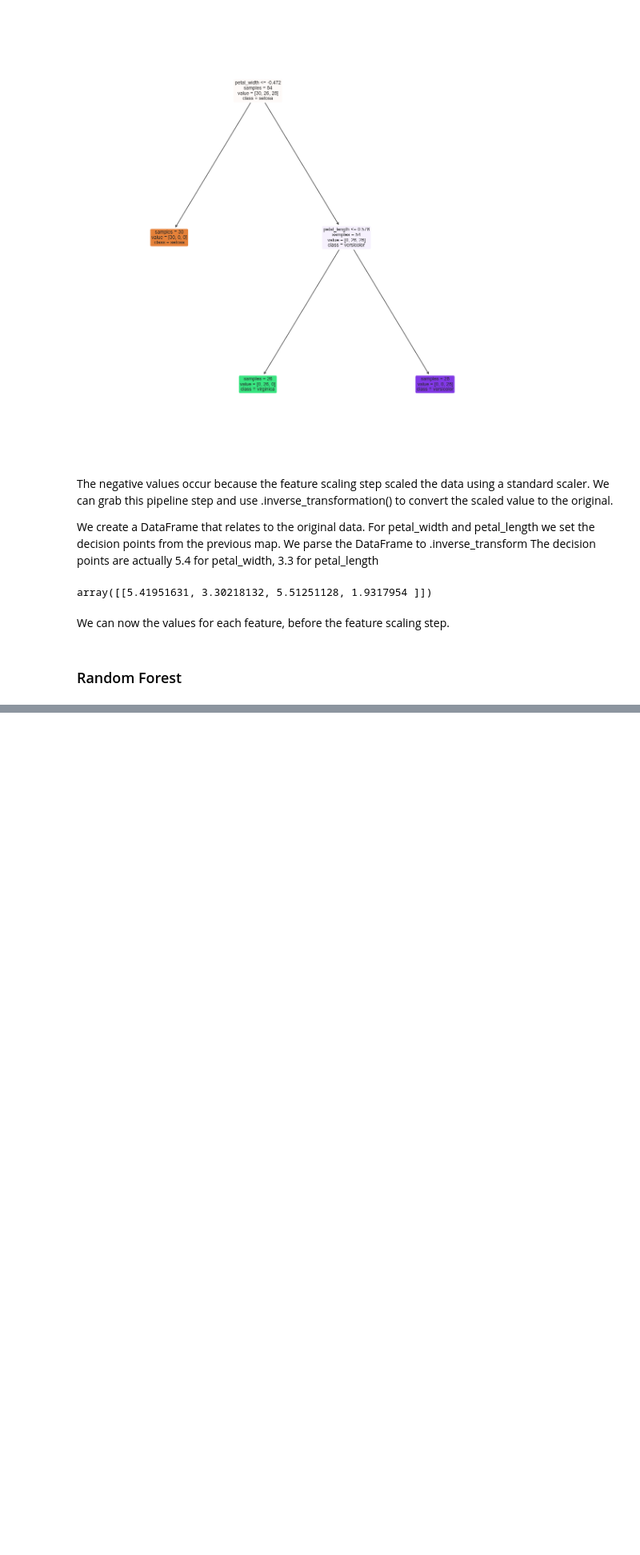
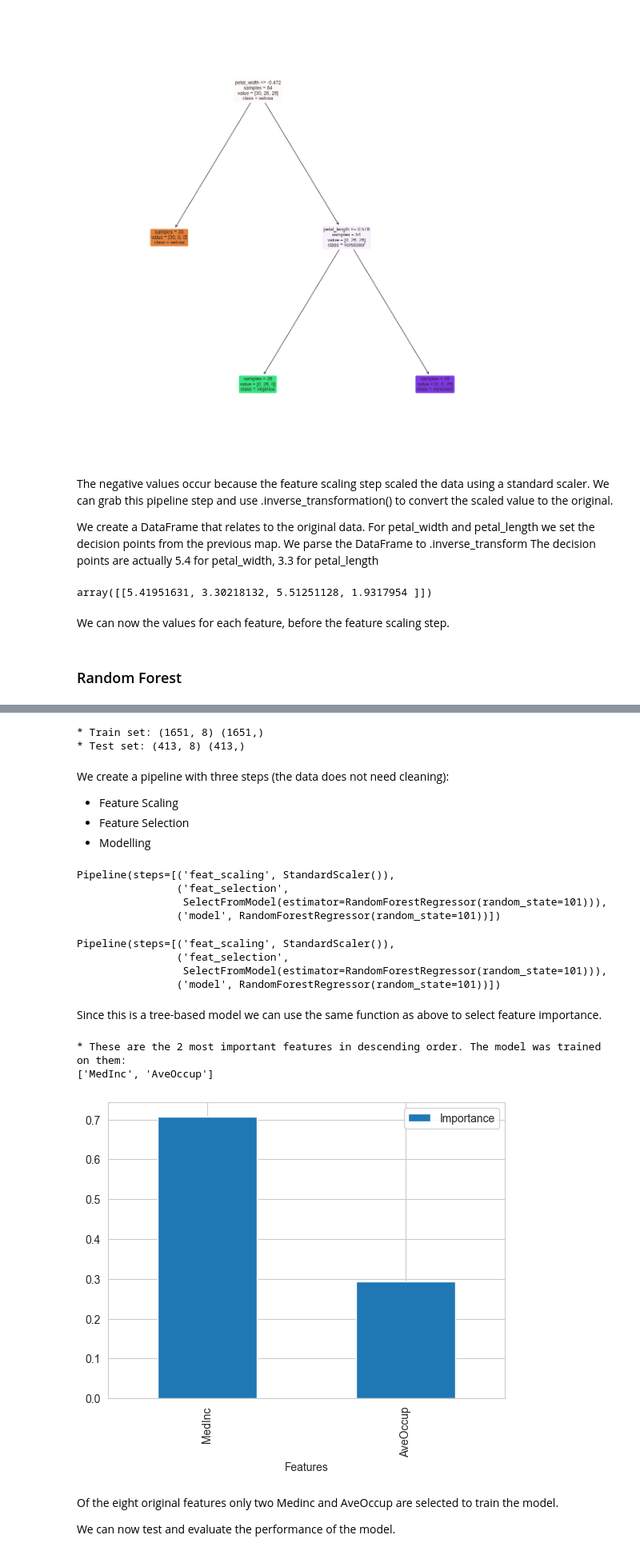
Before and after one commit to Mikeecee1/ML_practice, a Jupyter notebook: jupyter_notebooks/TreeBased_models.ipynb, the cells around one changed output, grey strips where cells are left out. Shown: that part at 80% size. Drawn from its saved outputs; the diff is of its cells as text; code cells hidden in the pictures; blank space fills up the shorter version.

```diff
--- a/jupyter_notebooks/TreeBased_models.ipynb
+++ b/jupyter_notebooks/TreeBased_models.ipynb
@@ -359,0 +379,70 @@ We can now the values for each feature, before the feature scaling step.
+# %%
+#split the dataset into train and test sets with price as target
+from sklearn.model_selection import train_test_split
+X_train, X_test,y_train, y_test = train_test_split(
+                                    df_reg.drop(['price'],axis=1),
+                                    df_reg['price'],
+                                    test_size=0.2,
+                                    random_state=101
+                                    )
+
+print("* Train set:", X_train.shape, y_train.shape, "\n* Test set:",  X_test.shape, y_test.shape)
+# %% [output]
+* Train set: (1651, 8) (1651,)
+* Test set: (413, 8) (413,)
+# %% [markdown]
+We create a pipeline with three steps (the data does not need cleaning):
+* Feature Scaling
+* Feature Selection
+* Modelling
+# %%
+from sklearn.pipeline import Pipeline
+
+### Feat Scaling
+from sklearn.preprocessing import StandardScaler
+
+### Feat Selection
+from sklearn.feature_selection import SelectFromModel
+
+### ML algorithms
+from sklearn.ensemble import RandomForestRegressor
+
+
+def pipeline_random_forest_reg():
+  pipeline = Pipeline([
+      ( "feat_scaling",StandardScaler() ),
+      ( "feat_selection",SelectFromModel(RandomForestRegressor(random_state=101)) ),
+      ( "model", RandomForestRegressor(random_state=101)),
+
+  ])
+
+  return pipeline
+
+pipeline_random_forest_reg()
+# %% [output]
+Pipeline(steps=[('feat_scaling', StandardScaler()),
+                ('feat_selection',
+                 SelectFromModel(estimator=RandomForestRegressor(random_state=101))),
+                ('model', RandomForestRegressor(random_state=101))])
+# %%
+#fit the pipeline to the training set
+pipeline = pipeline_random_forest_reg()
+pipeline.fit(X_train, y_train)
+# %% [output]
+Pipeline(steps=[('feat_scaling', StandardScaler()),
+                ('feat_selection',
+                 SelectFromModel(estimator=RandomForestRegressor(random_state=101))),
+                ('model', RandomForestRegressor(random_state=101))])
+# %% [markdown]
+Since this is a tree-based model we can use the same function as above to select feature importance.
+# %%
+feature_importance_tree_based_models(model = pipeline['model'],
+                                     columns =  X_train.columns[pipeline['feat_selection'].get_support()])
+# %% [output]
+* These are the 2 most important features in descending order. The model was trained on them:
+['MedInc', 'AveOccup']
+[figure, added]
+# %% [markdown]
+Of the eight original features only two Medinc and AveOccup are selected to train the model.
+
+We can now test and evaluate the performance of the model.
```
Also changed, not shown: parts of 24 cells of this notebook, 1 other file.
